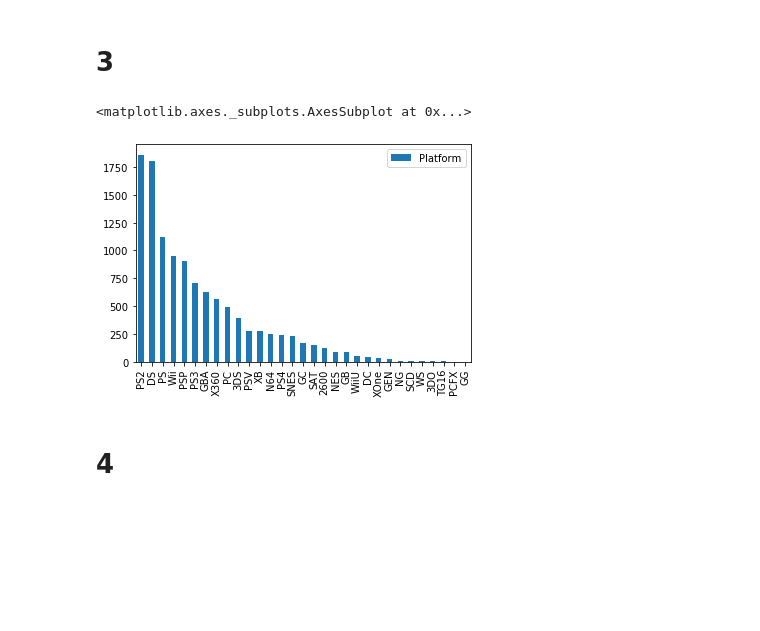
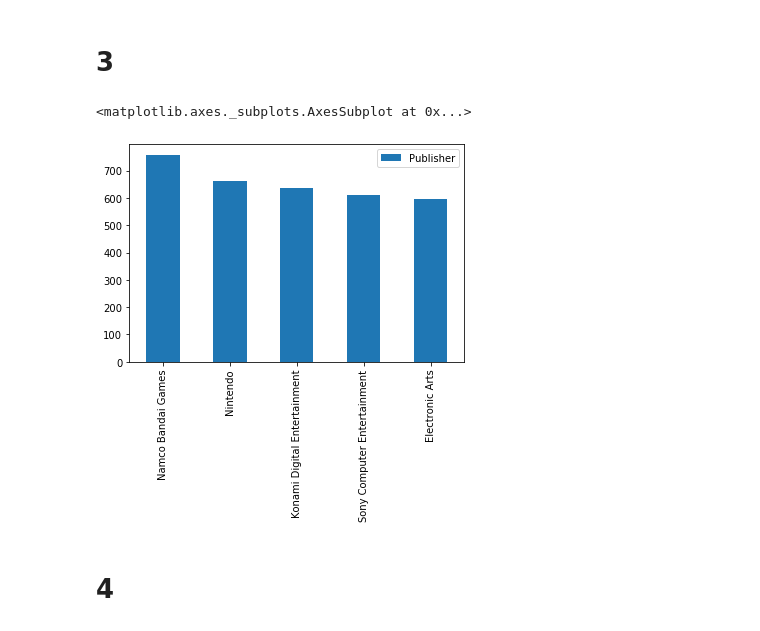
Before and after one commit to egorserdyuk/ASU-Datascience, a Jupyter notebook: Games/games.ipynb, the cells around one changed output. Saved outputs shown, nothing was run; the diff lists cells and outputs as text; code cells hidden in the pictures; blank space fills up the shorter version.

```diff
--- a/Games/games.ipynb
+++ b/Games/games.ipynb
@@ -49,13 +49,14 @@ df.Year.value_counts().plot.bar()
 # 3
 # %%
 df_pubmany = df.drop_duplicates(['Name'])
-df_pubmany = df_pubmany['Platform']
-df_pubmany = df_pubmany.value_counts()#.head(3)
+# df_pubmany = df_pubmany['Platform']
+df_pubmany = df_pubmany['Publisher']
+df_pubmany = df_pubmany.value_counts().head(5)
 df_pubmany.plot.bar(stacked=True, legend=True)
 # df['Platform'].unique()
 # %% [output]
 <matplotlib.axes._subplots.AxesSubplot at 0x...>
-[figure, old version]
+[figure, new version]
 # %% [markdown]
 # 4
 # %%
```
Also changed, not shown: parts of 2 cells of this notebook.
